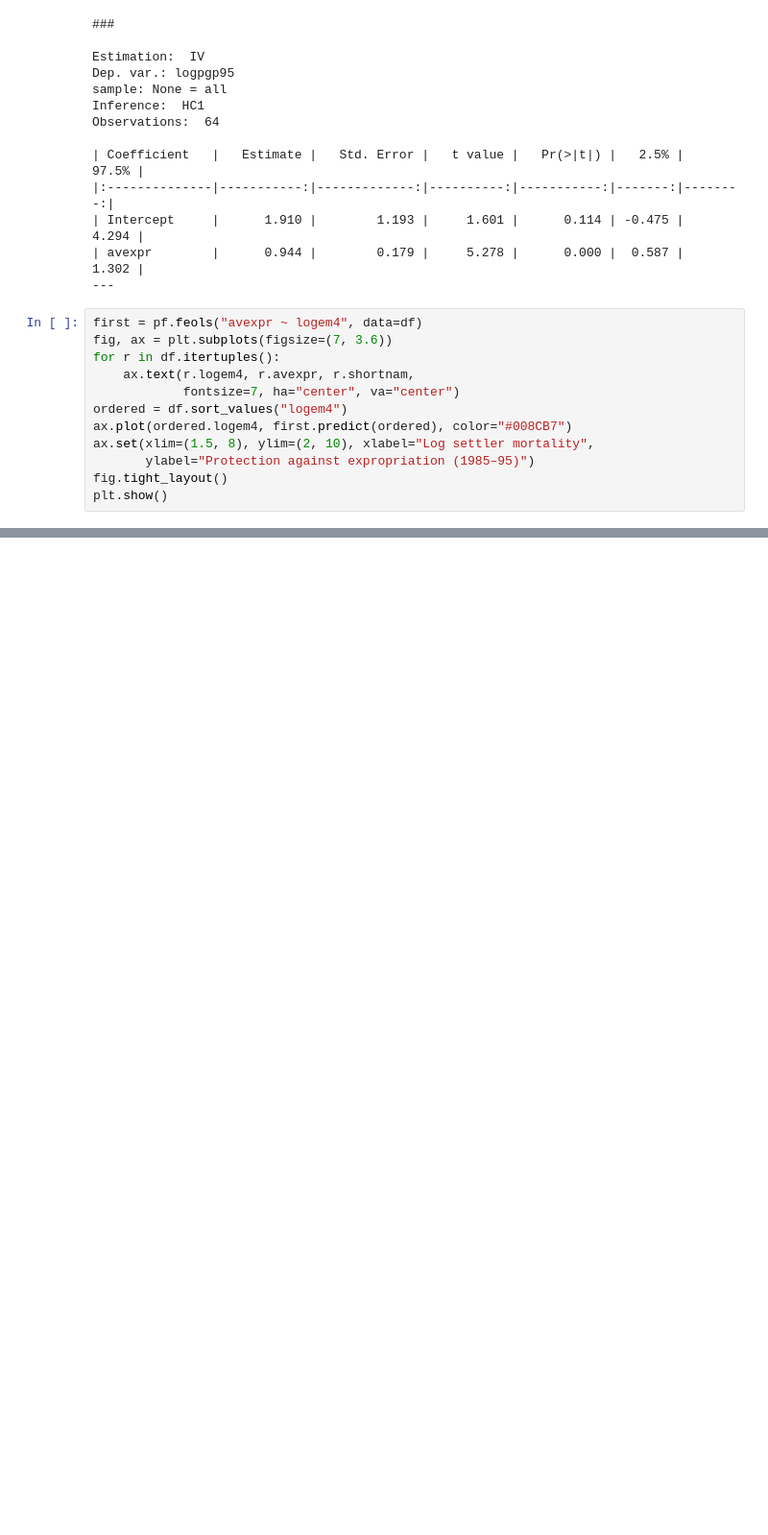
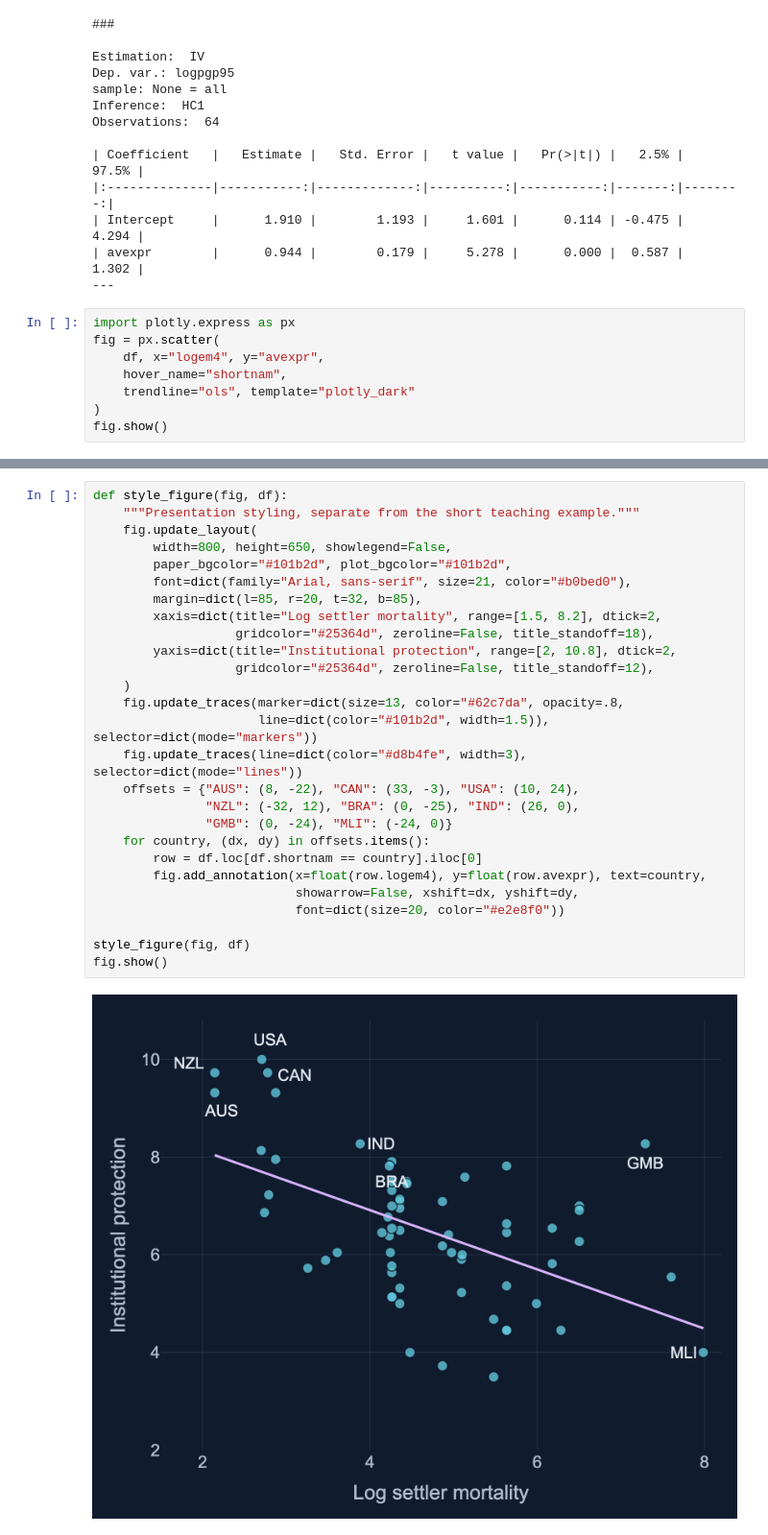
Before and after one commit to quarcs-lab/metricsai, a Jupyter notebook: notebooks_colab/ajr_institutions_iv.ipynb, the cells around one changed output, grey strips where cells are left out. Shown at 96% size. Saved outputs shown, nothing was run; the diff lists cells and outputs as text; blank space fills up the shorter version.

```diff
--- a/notebooks_colab/ajr_institutions_iv.ipynb
+++ b/notebooks_colab/ajr_institutions_iv.ipynb
@@ -44,14 +37,10 @@ Observations:  64
 | avexpr        |      0.944 |        0.179 |     5.278 |      0.000 |  0.587 |   1.302 |
 ---
 # %%
-first = pf.feols("avexpr ~ logem4", data=df)
-fig, ax = plt.subplots(figsize=(7, 3.6))
-for r in df.itertuples():
-    ax.text(r.logem4, r.avexpr, r.shortnam,
-            fontsize=7, ha="center", va="center")
-ordered = df.sort_values("logem4")
-ax.plot(ordered.logem4, first.predict(ordered), color="#008CB7")
-ax.set(xlim=(1.5, 8), ylim=(2, 10), xlabel="Log settler mortality",
-       ylabel="Protection against expropriation (1985–95)")
-fig.tight_layout()
-plt.show()
+import plotly.express as px
+fig = px.scatter(
+    df, x="logem4", y="avexpr",
+    hover_name="shortnam",
+    trendline="ols", template="plotly_dark"
+)
+fig.show()
@@ -59,0 +47,29 @@ plt.show()
+# %%
+def style_figure(fig, df):
+    """Presentation styling, separate from the short teaching example."""
+    fig.update_layout(
+        width=800, height=650, showlegend=False,
+        paper_bgcolor="#101b2d", plot_bgcolor="#101b2d",
+        font=dict(family="Arial, sans-serif", size=21, color="#b0bed0"),
+        margin=dict(l=85, r=20, t=32, b=85),
+        xaxis=dict(title="Log settler mortality", range=[1.5, 8.2], dtick=2,
+                   gridcolor="#25364d", zeroline=False, title_standoff=18),
+        yaxis=dict(title="Institutional protection", range=[2, 10.8], dtick=2,
+                   gridcolor="#25364d", zeroline=False, title_standoff=12),
+    )
+    fig.update_traces(marker=dict(size=13, color="#62c7da", opacity=.8,
+                      line=dict(color="#101b2d", width=1.5)), selector=dict(mode="markers"))
+    fig.update_traces(line=dict(color="#d8b4fe", width=3), selector=dict(mode="lines"))
+    offsets = {"AUS": (8, -22), "CAN": (33, -3), "USA": (10, 24),
+               "NZL": (-32, 12), "BRA": (0, -25), "IND": (26, 0),
+               "GMB": (0, -24), "MLI": (-24, 0)}
+    for country, (dx, dy) in offsets.items():
+        row = df.loc[df.shortnam == country].iloc[0]
+        fig.add_annotation(x=float(row.logem4), y=float(row.avexpr), text=country,
+                           showarrow=False, xshift=dx, yshift=dy,
+                           font=dict(size=20, color="#e2e8f0"))
+
+style_figure(fig, df)
+fig.show()
+# %% [output]
+[figure, added]
```
Also changed, not shown: parts of 4 cells of this notebook, 14 other files.
